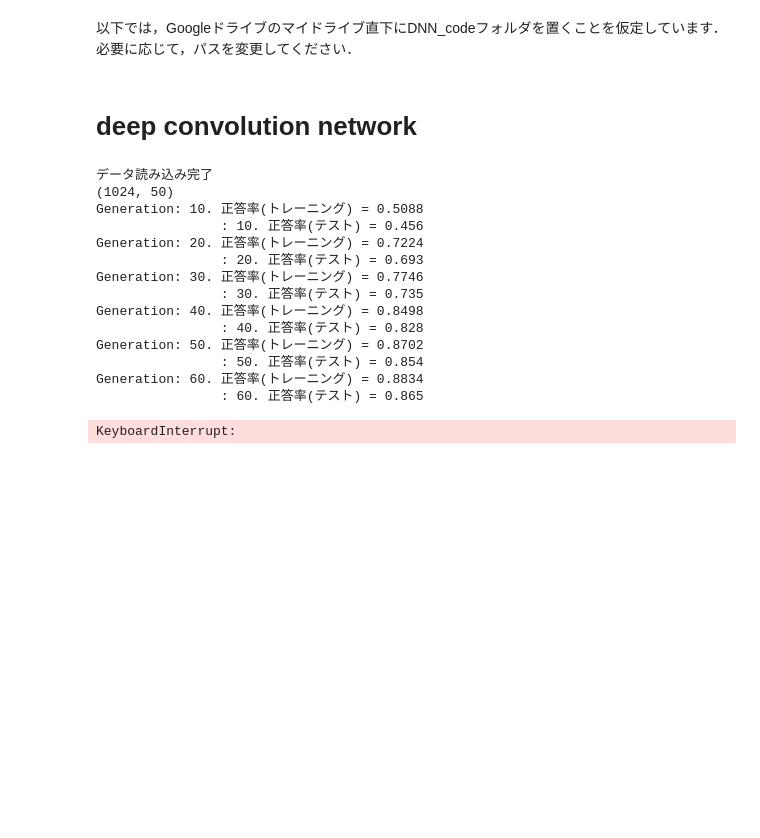
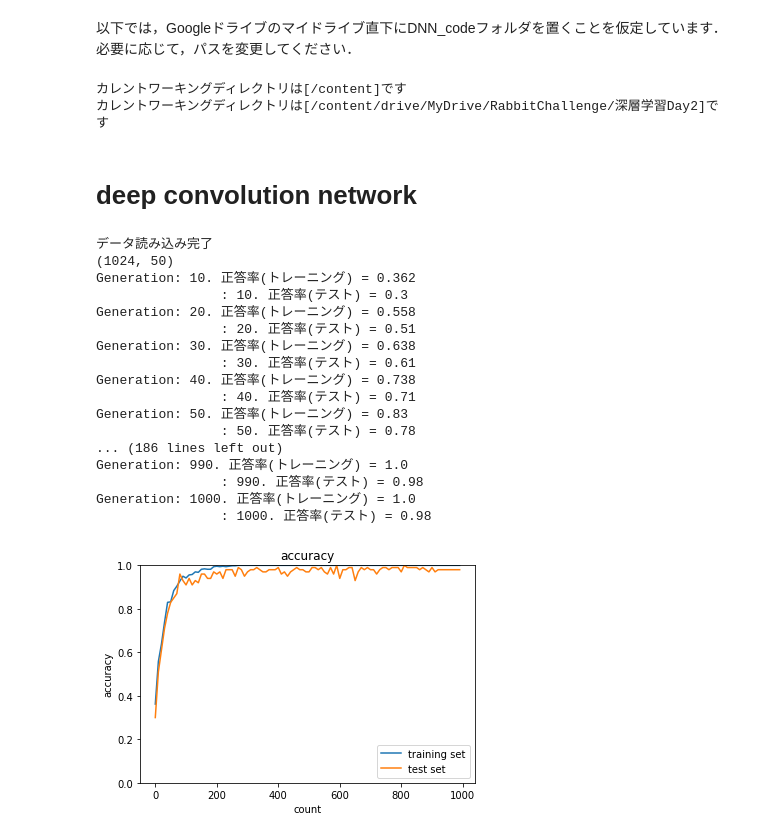
Before and after one commit to MatSoich/RabbitChallenge, a Jupyter notebook: 深層学習Day2/codes/2_8_deep_convolution_net.ipynb, the cells around one changed output. Cells and saved outputs as stored; diff of their text form; code cells hidden in the pictures; blank space fills up the shorter version.

```diff
--- a/深層学習Day2/codes/2_8_deep_convolution_net.ipynb
+++ b/深層学習Day2/codes/2_8_deep_convolution_net.ipynb
@@ -11,6 +11,15 @@ Drive already mounted at /content/drive; to attempt to forcibly remount, call dr
 ## sys.pathの設定
 # %% [markdown]
 以下では，Googleドライブのマイドライブ直下にDNN_codeフォルダを置くことを仮定しています．必要に応じて，パスを変更してください．
+# %%
+import os
+print("カレントワーキングディレクトリは[" + os.getcwd() + "]です")
+_colab_dir = "/content/drive/MyDrive/RabbitChallenge/深層学習Day2"
+os.chdir(_colab_dir)
+print("カレントワーキングディレクトリは[" + os.getcwd() + "]です")
+# %% [output]
+カレントワーキングディレクトリは[/content]です
+カレントワーキングディレクトリは[/content/drive/MyDrive/RabbitChallenge/深層学習Day2]です
 # %%
 import sys
 # sys.path.append('/content/drive/My Drive/DNN_code')
@@ -141,8 +150,8 @@ class DeepConvNet:
 (x_train, d_train), (x_test, d_test) = load_mnist(flatten=False)
 
 # 処理に時間のかかる場合はデータを削減
-x_train, d_train = x_train[:5000], d_train[:5000]
-x_test, d_test = x_test[:1000], d_test[:1000]
+x_train, d_train = x_train[:500], d_train[:500]
+x_test, d_test = x_test[:100], d_test[:100]
 
 print("データ読み込み完了")
 
@@ -166,43 +175,46 @@ for i in range(iters_num):
     d_batch = d_train[batch_mask]
 
     grad = network.gradient(x_batch, d_batch)
     optimizer.update(network.params, grad)
 
     loss = network.loss(x_batch, d_batch)
     train_loss_list.append(loss)
 
     if (i+1) % plot_interval == 0:
         accr_train = network.accuracy(x_train, d_train)
         accr_test = network.accuracy(x_test, d_test)
         accuracies_train.append(accr_train)
         accuracies_test.append(accr_test)
 
         print('Generation: ' + str(i+1) + '. 正答率(トレーニング) = ' + str(accr_train))
         print('                : ' + str(i+1) + '. 正答率(テスト) = ' + str(accr_test))
 
 lists = range(0, iters_num, plot_interval)
 plt.plot(lists, accuracies_train, label="training set")
 plt.plot(lists, accuracies_test,  label="test set")
 plt.legend(loc="lower right")
 plt.title("accuracy")
 plt.xlabel("count")
 plt.ylabel("accuracy")
 plt.ylim(0, 1.0)
 # グラフの表示
 plt.show()
 # %% [output]
 データ読み込み完了
 (1024, 50)
-Generation: 10. 正答率(トレーニング) = 0.5088
-                : 10. 正答率(テスト) = 0.456
-Generation: 20. 正答率(トレーニング) = 0.7224
-                : 20. 正答率(テスト) = 0.693
-Generation: 30. 正答率(トレーニング) = 0.7746
-                : 30. 正答率(テスト) = 0.735
-Generation: 40. 正答率(トレーニング) = 0.8498
-                : 40. 正答率(テスト) = 0.828
-Generation: 50. 正答率(トレーニング) = 0.8702
-                : 50. 正答率(テスト) = 0.854
-Generation: 60. 正答率(トレーニング) = 0.8834
-                : 60. 正答率(テスト) = 0.865
+Generation: 10. 正答率(トレーニング) = 0.362
+                : 10. 正答率(テスト) = 0.3
+Generation: 20. 正答率(トレーニング) = 0.558
+                : 20. 正答率(テスト) = 0.51
+Generation: 30. 正答率(トレーニング) = 0.638
+                : 30. 正答率(テスト) = 0.61
+Generation: 40. 正答率(トレーニング) = 0.738
+                : 40. 正答率(テスト) = 0.71
+Generation: 50. 正答率(トレーニング) = 0.83
+                : 50. 正答率(テスト) = 0.78
+... (186 lines left out)
+Generation: 990. 正答率(トレーニング) = 1.0
+                : 990. 正答率(テスト) = 0.98
+Generation: 1000. 正答率(トレーニング) = 1.0
+                : 1000. 正答率(テスト) = 0.98
-KeyboardInterrupt:
+[figure, added]
```
Also changed, not shown: parts of 1 cell of this notebook, 1 other file.
